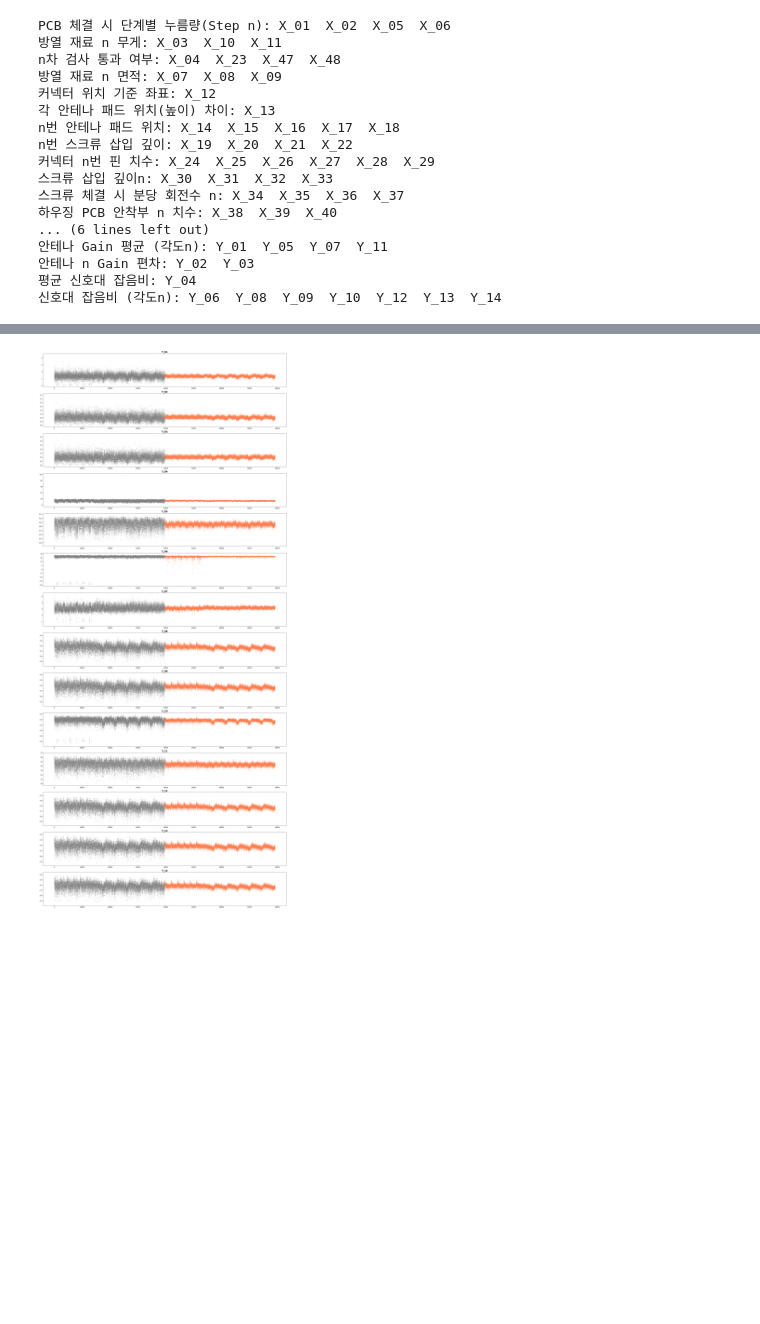
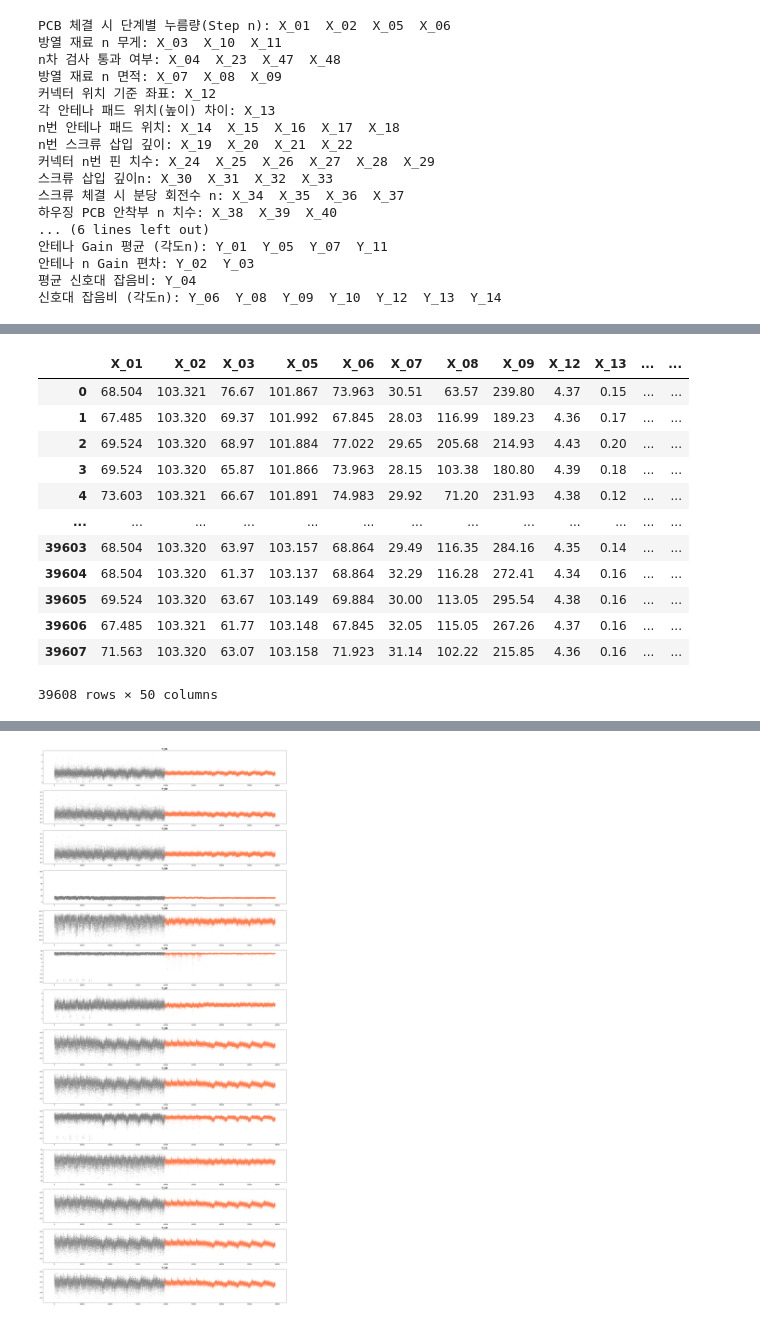
Before and after one commit to jinkyusung/antenna-performance-prediction, a Jupyter notebook: main.ipynb, the cells around one changed output, grey strips where cells are left out. Drawn from its saved outputs; the diff is of its cells as text; code cells hidden in the pictures; blank space fills up the shorter version.

```diff
--- a/main.ipynb
+++ b/main.ipynb
@@ -106,3 +104,19 @@ x_test['X_49'] = transformer.transform(x_test[['X_49']])
+# %%
+x_test
+# %% [output]
+|  | X_01 | X_02 | X_03 | X_05 | X_06 | X_07 | X_08 | X_09 | X_12 | X_13 | ... | ... |
+| 0 | 68.504 | 103.321 | 76.67 | 101.867 | 73.963 | 30.51 | 63.57 | 239.80 | 4.37 | 0.15 | ... | ... |
+| 1 | 67.485 | 103.320 | 69.37 | 101.992 | 67.845 | 28.03 | 116.99 | 189.23 | 4.36 | 0.17 | ... | ... |
+| 2 | 69.524 | 103.320 | 68.97 | 101.884 | 77.022 | 29.65 | 205.68 | 214.93 | 4.43 | 0.20 | ... | ... |
+| 3 | 69.524 | 103.320 | 65.87 | 101.866 | 73.963 | 28.15 | 103.38 | 180.80 | 4.39 | 0.18 | ... | ... |
+| 4 | 73.603 | 103.321 | 66.67 | 101.891 | 74.983 | 29.92 | 71.20 | 231.93 | 4.38 | 0.12 | ... | ... |
+| ... | ... | ... | ... | ... | ... | ... | ... | ... | ... | ... | ... | ... |
+| 39603 | 68.504 | 103.320 | 63.97 | 103.157 | 68.864 | 29.49 | 116.35 | 284.16 | 4.35 | 0.14 | ... | ... |
+| 39604 | 68.504 | 103.320 | 61.37 | 103.137 | 68.864 | 32.29 | 116.28 | 272.41 | 4.34 | 0.16 | ... | ... |
+| 39605 | 69.524 | 103.320 | 63.67 | 103.149 | 69.884 | 30.00 | 113.05 | 295.54 | 4.38 | 0.16 | ... | ... |
+| 39606 | 67.485 | 103.321 | 61.77 | 103.148 | 67.845 | 32.05 | 115.05 | 267.26 | 4.37 | 0.16 | ... | ... |
+| 39607 | 71.563 | 103.320 | 63.07 | 103.158 | 71.923 | 31.14 | 102.22 | 215.85 | 4.36 | 0.16 | ... | ... |
+39608 rows × 50 columns
 # %%
 start_t = time.time()
 
```
Also changed, not shown: parts of 3 cells of this notebook, 3 other files.
